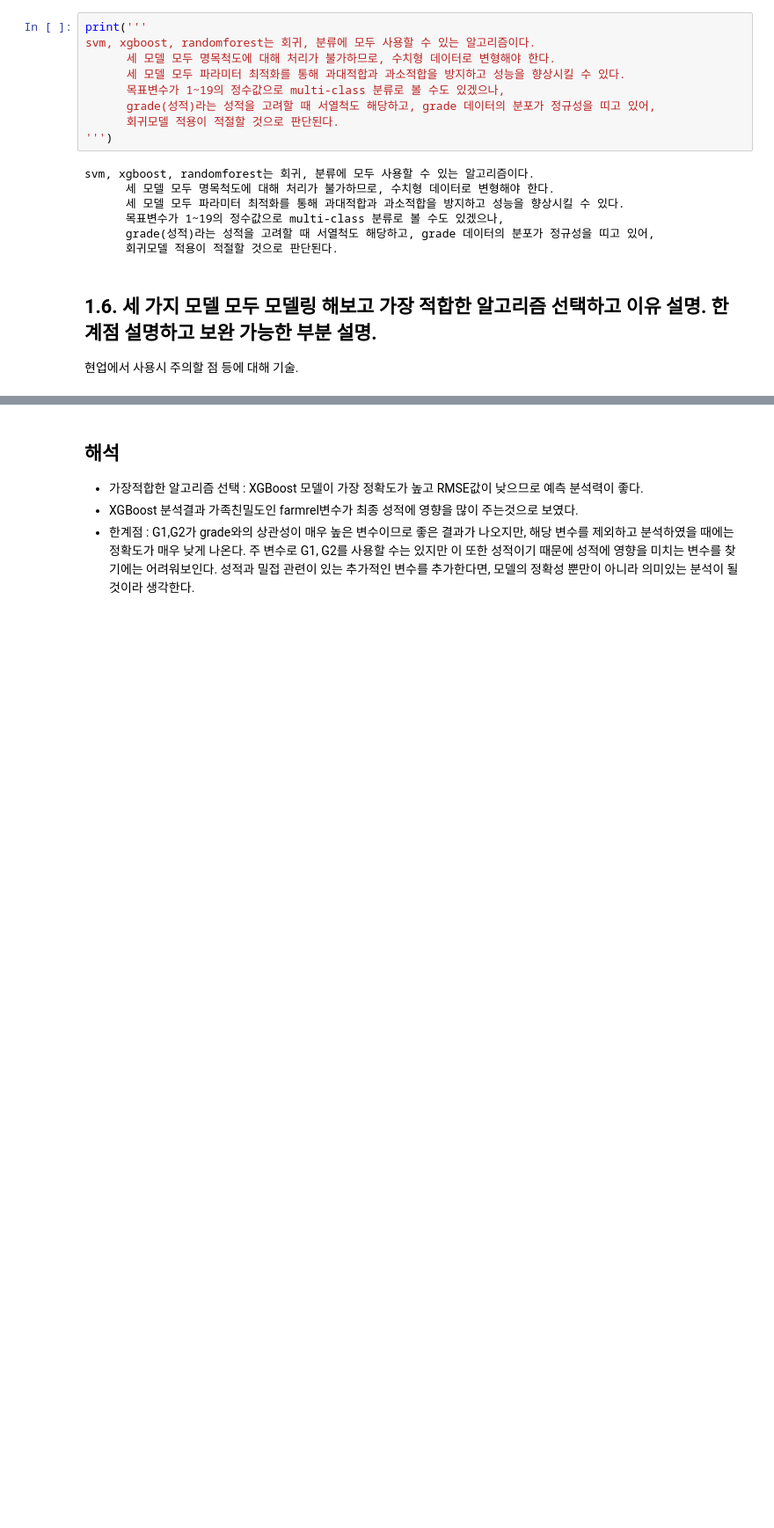
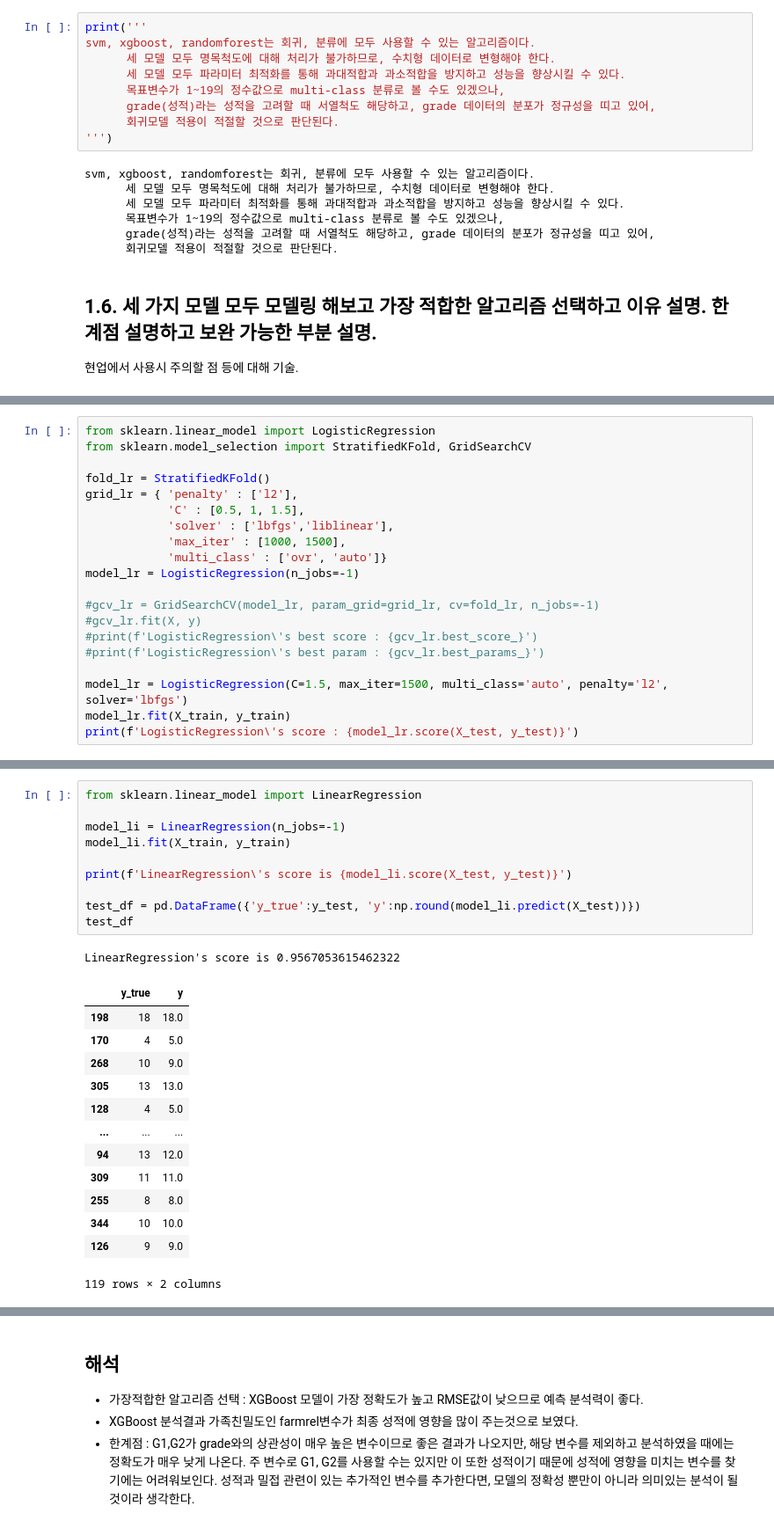
Before and after one commit to blueage98/adp_work, a Jupyter notebook: ADP-실기-DESSA/최신 기출동형 모의고사/1회_머신러닝 - 연습.ipynb, the cells around one changed output, grey strips where cells are left out. Shown at 88% size. Saved outputs shown, nothing was run; the diff lists cells and outputs as text; blank space fills up the shorter version.

```diff
--- a/ADP-실기-DESSA/최신 기출동형 모의고사/1회_머신러닝 - 연습.ipynb
+++ b/ADP-실기-DESSA/최신 기출동형 모의고사/1회_머신러닝 - 연습.ipynb
@@ -392,0 +470,20 @@ svm, xgboost, randomforest는 회귀, 분류에 모두 사용할 수 있는 알
+# %%
+from sklearn.linear_model import LogisticRegression
+from sklearn.model_selection import StratifiedKFold, GridSearchCV
+
+fold_lr = StratifiedKFold()
+grid_lr = { 'penalty' : ['l2'],
+            'C' : [0.5, 1, 1.5],
+            'solver' : ['lbfgs','liblinear'],
+            'max_iter' : [1000, 1500],
+            'multi_class' : ['ovr', 'auto']}
+model_lr = LogisticRegression(n_jobs=-1)
+
+#gcv_lr = GridSearchCV(model_lr, param_grid=grid_lr, cv=fold_lr, n_jobs=-1)
+#gcv_lr.fit(X, y)
+#print(f'LogisticRegression\'s best score : {gcv_lr.best_score_}')
+#print(f'LogisticRegression\'s best param : {gcv_lr.best_params_}')
+
+model_lr = LogisticRegression(C=1.5, max_iter=1500, multi_class='auto', penalty='l2', solver='lbfgs')
+model_lr.fit(X_train, y_train)
+print(f'LogisticRegression\'s score : {model_lr.score(X_test, y_test)}')
@@ -392,0 +499,25 @@ svm, xgboost, randomforest는 회귀, 분류에 모두 사용할 수 있는 알
+# %%
+from sklearn.linear_model import LinearRegression
+
+model_li = LinearRegression(n_jobs=-1)
+model_li.fit(X_train, y_train)
+
+print(f'LinearRegression\'s score is {model_li.score(X_test, y_test)}')
+
+test_df = pd.DataFrame({'y_true':y_test, 'y':np.round(model_li.predict(X_test))})
+test_df
+# %% [output]
+LinearRegression's score is 0.9567053615462322
+|  | y_true | y |
+| 198 | 18 | 18.0 |
+| 170 | 4 | 5.0 |
+| 268 | 10 | 9.0 |
+| 305 | 13 | 13.0 |
+| 128 | 4 | 5.0 |
+| ... | ... | ... |
+| 94 | 13 | 12.0 |
+| 309 | 11 | 11.0 |
+| 255 | 8 | 8.0 |
+| 344 | 10 | 10.0 |
+| 126 | 9 | 9.0 |
+119 rows × 2 columns
```
Also changed, not shown: parts of 9 cells of this notebook.
